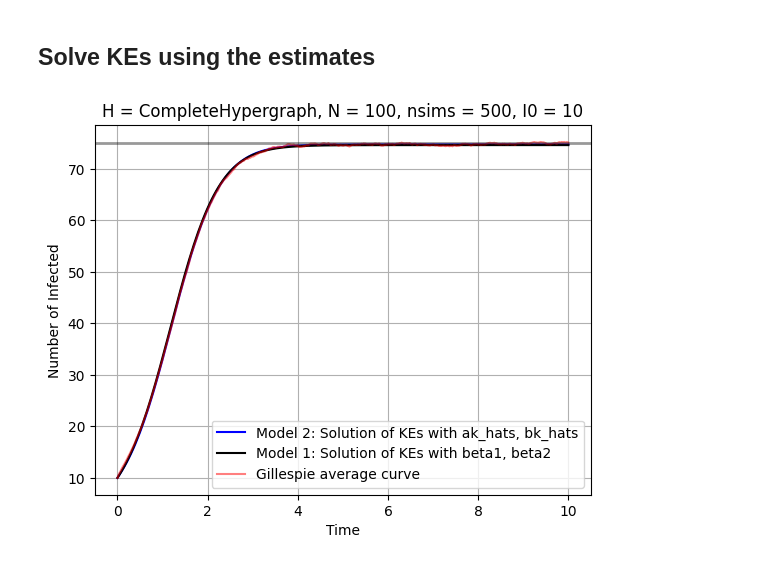
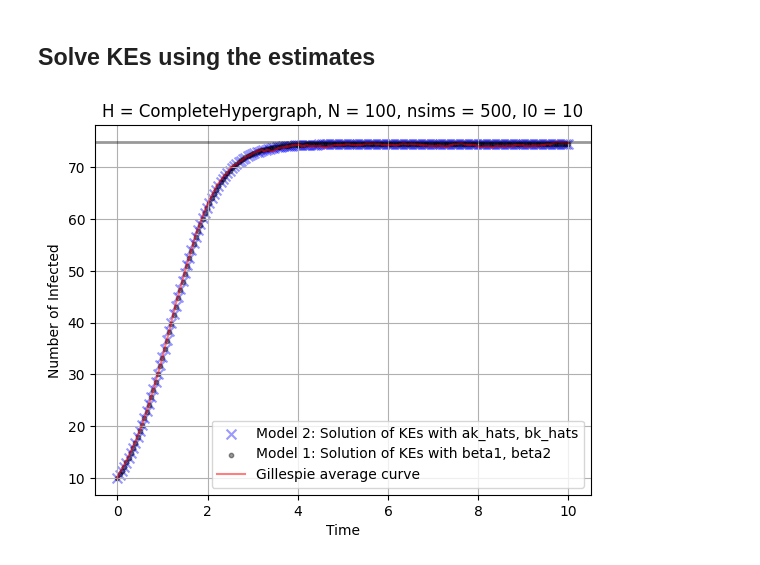
Before and after one commit to markolalovic/higher-order-contagion, a Jupyter notebook: notebooks/estimate-rates-1.ipynb, the cells around one changed output. Saved outputs shown, nothing was run; the diff lists cells and outputs as text; code cells hidden in the pictures.

Commit message:
model1, model2 plots with markers instead of curves

```diff
--- a/notebooks/estimate-rates-1.ipynb
+++ b/notebooks/estimate-rates-1.ipynb
@@ -31,7 +31,7 @@ g = CompleteHypergraph(N)
 I0 = 10
 
 nsims = 500
-run_gillespie_simulations = False
+run_gillespie_simulations = True
 
 time_max = 10
 
@@ -122,7 +139,11 @@ t_span = (0.0, time_max)
 
 # times t_i to evaluate in, get saved in sol.t
 steps_eval = 202
-t_eval = np.linspace(t_span[0], t_span[1], steps_eval)
+
+# shift slightly to avoid overlap with Model 2:
+# shift = 0.1
+shift = 0
+t_eval = np.linspace(t_span[0] + shift, t_span[1], steps_eval)
 
 def f_ode(t, p):
     return ode_system_complete(t, p)
@@ -132,3 +153,4 @@ sol = solve_ivp(f_ode,
                 p0,
                 t_eval=t_eval,
                 method="LSODA")
+sol
@@ -254,6 +292,13 @@ plt.show()
 ## --- Solve KEs using the estimates and compare ---
 # --- Model 2 ---
 ode_system_complete = list_all_ODEs_using_estimates(g, a_k_hat, b_k_hat, mu)
+
+# times t_i to evaluate in, get saved in sol.t
+# shift2 = (t_span[1] - t_span[0]) / steps_eval
+shift2 = 0
+t_eval = np.linspace(t_span[0] + shift2 * 0.4,
+                     t_span[1] - shift2 * 0.4,
+                     steps_eval)
 
 def f_ode(t, p):
     return ode_system_complete(t, p)
@@ -268,22 +313,27 @@ expected_values_hat = calculate_expected_values(sol_hat)
 # %%
 plt.figure()
 
-plt.plot(sol.t, expected_values_hat, color="b", label="Model 2: Solution of KEs with ak_hats, bk_hats")
-# plt.scatter(sol.t, expected_values_hat, color="b", s=10, alpha=.8, label="Model 2: Solution of KEs with ak_hats, bk_hats")
+# Model 2 with 'x' markers
+plt.scatter(sol_hat.t, expected_values_hat,
+            color="blue", marker='x', s=50, alpha=0.4,
+            label="Model 2: Solution of KEs with ak_hats, bk_hats")
 
-plt.plot(sol.t, expected_values, color="k", label="Model 1: Solution of KEs with beta1, beta2")
+# Model 1 with 'o' markers
+plt.scatter(sol.t, expected_values,
+            color="black", marker='o', s=10, alpha=0.4,
+            label="Model 1: Solution of KEs with beta1, beta2")
 
 plt.plot(times, avg_curve, 'red', label="Gillespie average curve", alpha=0.5)
 
 plt.axhline(y=int(0.75 * N), color='black', lw=2, alpha=0.4, linestyle='-')
 
 plt.xlabel("Time")
 plt.ylabel("Number of Infected")
 plt.legend()
 plt.grid(True)
 plt.title(f"H = {g.__class__.__name__}, N = {N}, nsims = {nsims}, I0 = {I0}")
 plt.savefig(f"../figures/estimation/complete/{test_name}/solutions-comparison.pdf",
             format='pdf', bbox_inches='tight')
 plt.show()
 # %% [output]
-[figure, old version]
+[figure, new version]
```
Also changed, not shown: parts of 9 cells of this notebook, 26 other files.
